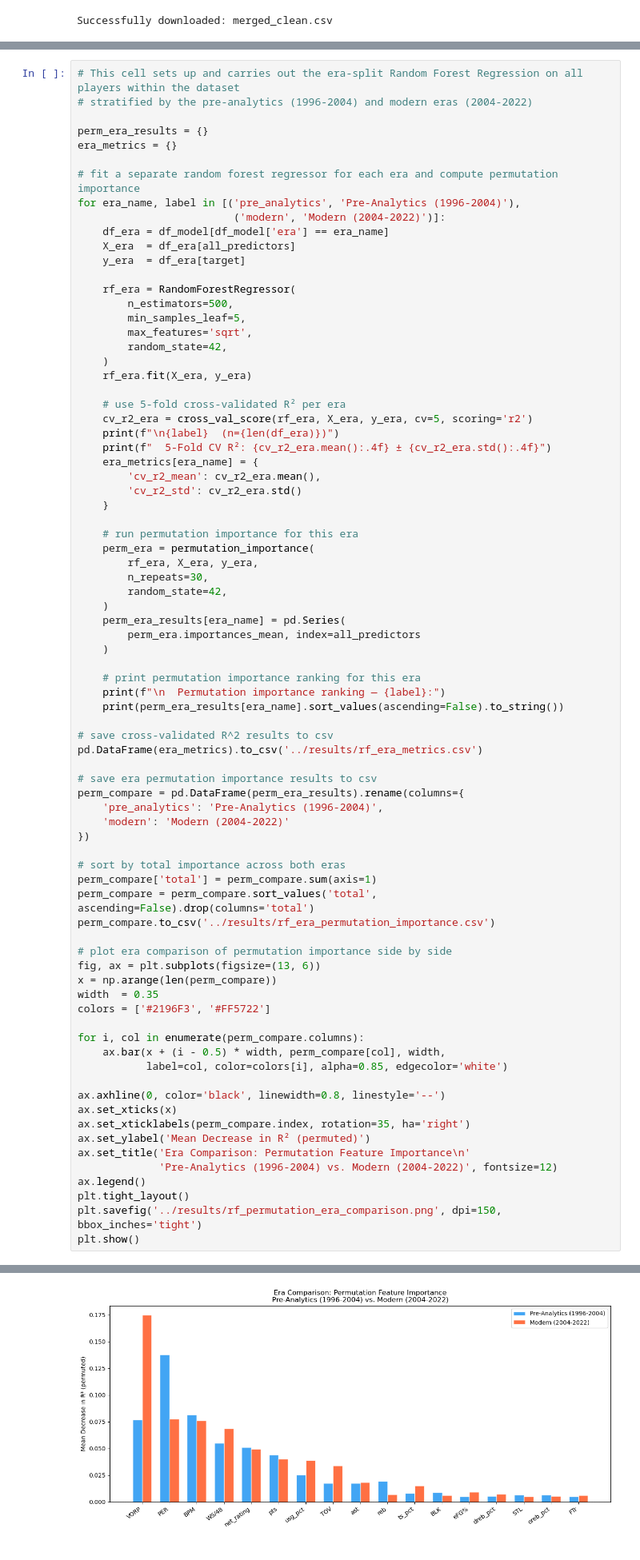
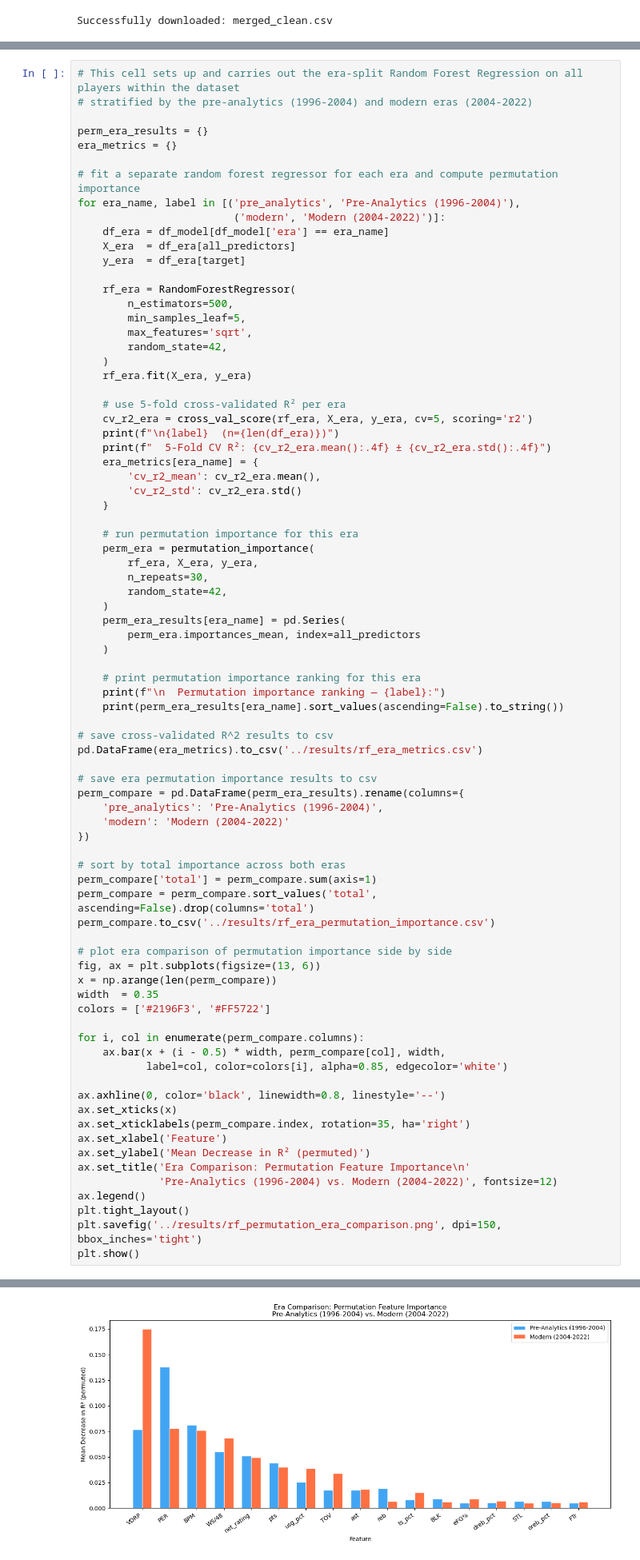
Before and after one commit to COGS108/Group-SP26-076, a Jupyter notebook: models/RandomForestRegression.ipynb, the cells around one changed output, grey strips where cells are left out. Shown at 80% size. Cells and saved outputs as stored; diff of their text form.

```diff
--- a/models/RandomForestRegression.ipynb
+++ b/models/RandomForestRegression.ipynb
@@ -201,31 +202,32 @@ for i, col in enumerate(perm_compare.columns):
            label=col, color=colors[i], alpha=0.85, edgecolor='white')
 
 ax.axhline(0, color='black', linewidth=0.8, linestyle='--')
 ax.set_xticks(x)
 ax.set_xticklabels(perm_compare.index, rotation=35, ha='right')
+ax.set_xlabel('Feature')
 ax.set_ylabel('Mean Decrease in R² (permuted)')
 ax.set_title('Era Comparison: Permutation Feature Importance\n'
              'Pre-Analytics (1996-2004) vs. Modern (2004-2022)', fontsize=12)
 ax.legend()
 plt.tight_layout()
 plt.savefig('../results/rf_permutation_era_comparison.png', dpi=150, bbox_inches='tight')
 plt.show()
 # %% [output]
 Pre-Analytics (1996-2004)  (n=2944)
   5-Fold CV R²: 0.5343 ± 0.1096
 
   Permutation importance ranking — Pre-Analytics (1996-2004):
 PER           0.137842
 BPM           0.081411
 VORP          0.076689
 WS/48         0.055146
 net_rating    0.050925
 pts           0.044056
 usg_pct       0.025234
 reb           0.019406
 ... (27 lines left out)
 FTr           0.006266
 BLK           0.006069
 oreb_pct      0.005387
 STL           0.005152
-[figure, old version]
+[figure, new version]
```
Also changed, not shown: parts of 1 cell of this notebook, 3 other files.
